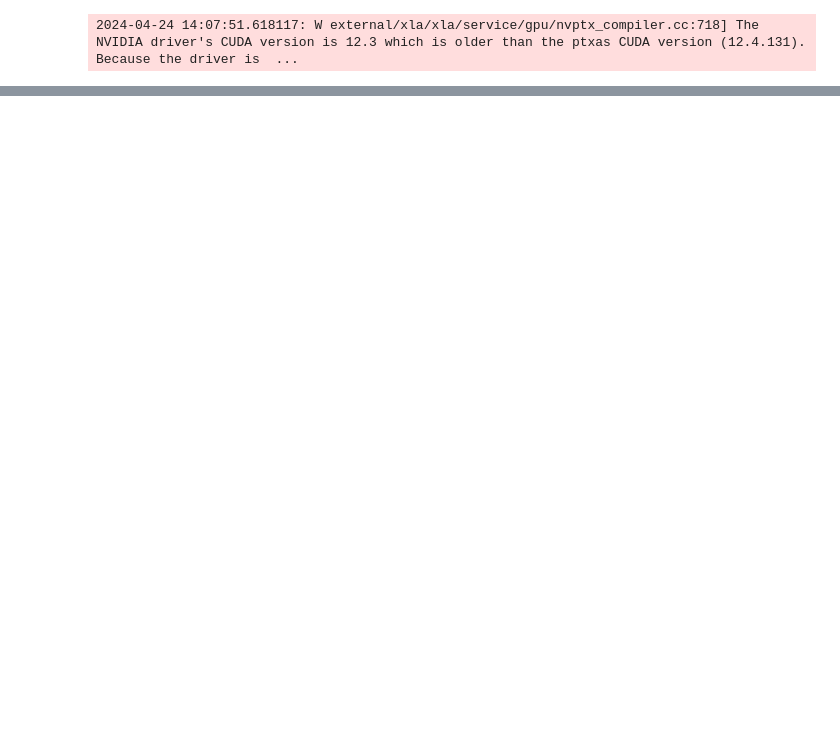
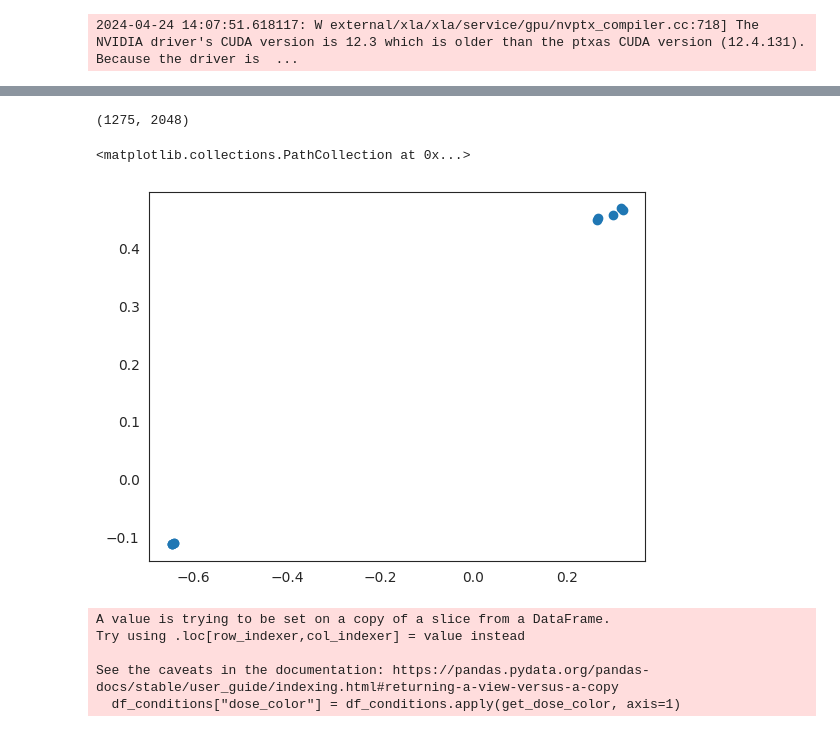
Before and after one commit to theislab/cellflow_reproducibility, a Jupyter notebook: notebooks/test_runs/test_genot_sciplex.ipynb, the cells around one changed output, grey strips where cells are left out. Cells and saved outputs as stored; diff of their text form; code cells hidden in the pictures; blank space fills up the shorter version.

Commit message:
add plotting

```diff
--- a/notebooks/test_runs/test_genot_sciplex.ipynb
+++ b/notebooks/test_runs/test_genot_sciplex.ipynb
@@ -410,2 +414,10 @@ mean_ood_metrics_decoded
 # %%
-embs = jax.tree_util.tree_map(lambda x: vf.get_embedding(model.vf_state, x[0]), ood_data_conditions)
+embs = jax.tree_util.tree_map(lambda x: vf.get_embedding(model.vf_state, x[0:1]), ood_data_conditions_inp)
+# %%
+embs_ls = [v for v in embs.values()]
+# %%
+emb = np.concatenate(embs_ls, axis=0)
+# %%
+emb.shape
+# %% [output]
+(1275, 2048)
@@ -411,0 +428,10 @@ embs = jax.tree_util.tree_map(lambda x: vf.get_embedding(model.vf_state, x[0]),
+# %%
+similarity_matrix = cosine_similarity(emb)
+np.fill_diagonal(similarity_matrix, 1.0)
+X = KernelPCA(n_components=2, kernel="precomputed") \
+    .fit_transform(similarity_matrix)
+# %%
+plt.scatter(X[:10,0], X[:10,1])
+# %% [output]
+<matplotlib.collections.PathCollection at 0x...>
+[figure, added]
@@ -411,0 +440,18 @@ embs = jax.tree_util.tree_map(lambda x: vf.get_embedding(model.vf_state, x[0]),
+# %%
+def get_dose_color(x):
+    dose = x["dose"]
+    if dose==10.0:
+        return "#f7e5e4"
+    if dose == 100.0:
+        return "#f29f99"
+    if dose == 1000.0:
+        return "#f5675d"
+    if dose == 10000.0:
+        return "#f01405"
+df_conditions["dose_color"] = df_conditions.apply(get_dose_color, axis=1)
+# %% [output]
+A value is trying to be set on a copy of a slice from a DataFrame.
+Try using .loc[row_indexer,col_indexer] = value instead
+
+See the caveats in the documentation: https://pandas.pydata.org/pandas-docs/stable/user_guide/indexing.html#returning-a-view-versus-a-copy
+  df_conditions["dose_color"] = df_conditions.apply(get_dose_color, axis=1)
```
Also changed, not shown: parts of 14 cells of this notebook, 5 other files.
